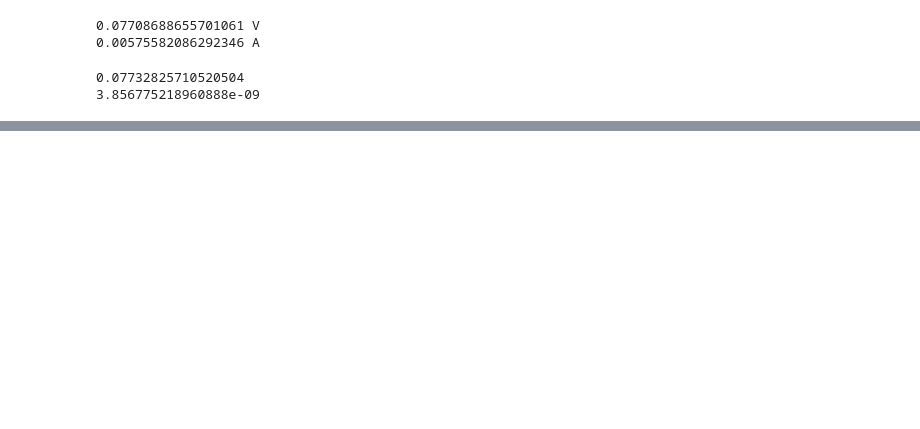
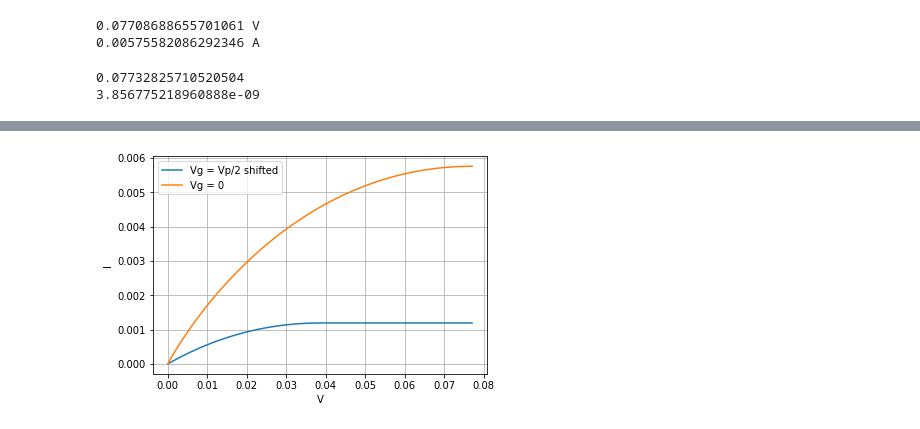
Before and after one commit to AndrewTok/FomSolver, a Jupyter notebook: task4_solver.ipynb, the cells around one changed output, grey strips where cells are left out. Drawn from its saved outputs; the diff is of its cells as text; code cells hidden in the pictures; blank space fills up the shorter version.

```diff
--- a/task4_solver.ipynb
+++ b/task4_solver.ipynb
@@ -41,0 +50,7 @@ FomFunc.plot_VAC(0, Vp, Ip)
+# %%
+# если напрягает можно сместить нижний график
+_Id_arr1 = Id_arr1 + np.ones_like(Id_arr1)*np.abs(np.min(Id_arr1))
+# %%
+FomFunc.plot_VAC_together(Ud1, _Id_arr1, "Vg = Vp/2 shifted", Id_arr2, "Vg = 0")
+# %% [output]
+[figure, added]
```
Also changed, not shown: parts of 4 cells of this notebook, 1 other file.
